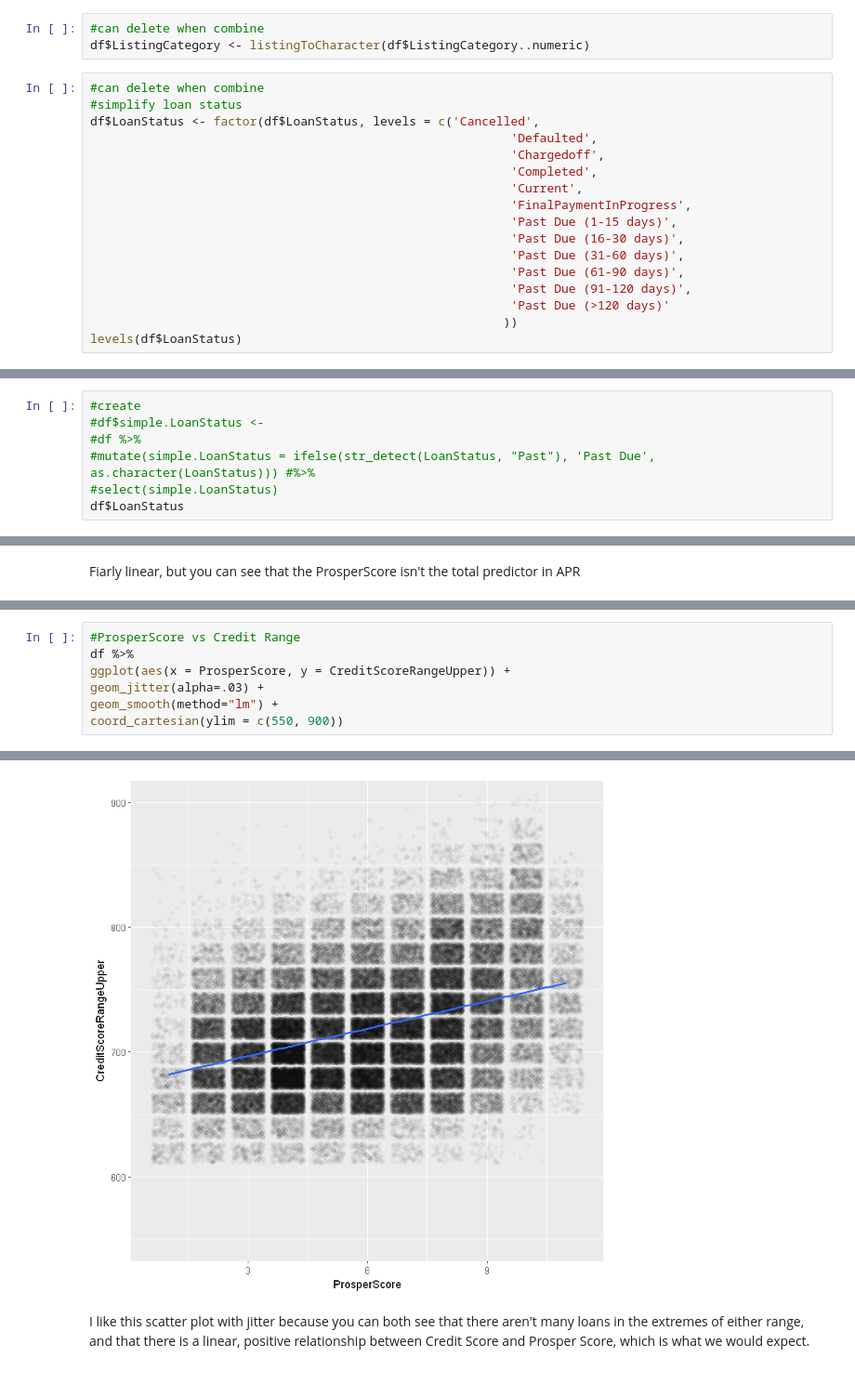
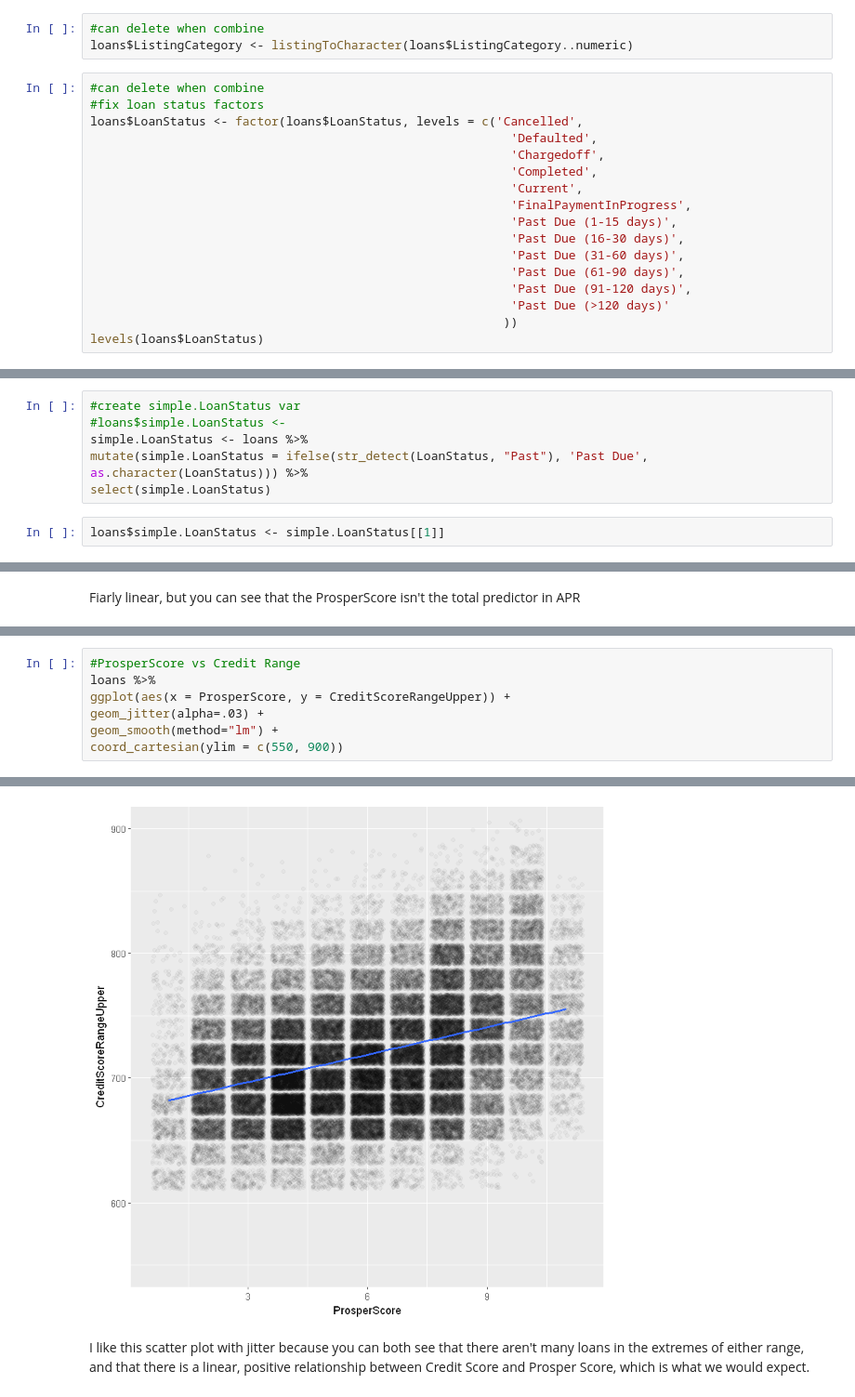
Before and after one commit to timdef/ProsperLoanEDA, a Jupyter notebook: BivariateExploration.ipynb, the cells around one changed output, grey strips where cells are left out. Shown: that part at 93% size. Cells and saved outputs as stored; diff of their text form.

```diff
--- a/BivariateExploration.ipynb
+++ b/BivariateExploration.ipynb
@@ -109,11 +144,11 @@ listingToCharacter <- function(numeric.category){
 }
 # %%
 #can delete when combine
-df$ListingCategory <- listingToCharacter(df$ListingCategory..numeric)
+loans$ListingCategory <- listingToCharacter(loans$ListingCategory..numeric)
 # %%
 #can delete when combine
-#simplify loan status
-df$LoanStatus <- factor(df$LoanStatus, levels = c('Cancelled',
+#fix loan status factors
+loans$LoanStatus <- factor(loans$LoanStatus, levels = c('Cancelled',
                                                           'Defaulted',
                                                           'Chargedoff',
                                                           'Completed',
@@ -126,4 +161,4 @@ df$LoanStatus <- factor(df$LoanStatus, levels = c('Cancelled',
                                                           'Past Due (91-120 days)',
                                                           'Past Due (>120 days)'
                                                          ))
-levels(df$LoanStatus)
+levels(loans$LoanStatus)
@@ -130,10 +170,11 @@ levels(df$LoanStatus)
 # %%
-#create
-#df$simple.LoanStatus <-
-#df %>%
-#mutate(simple.LoanStatus = ifelse(str_detect(LoanStatus, "Past"), 'Past Due', as.character(LoanStatus))) #%>%
-#select(simple.LoanStatus)
-df$LoanStatus
+#create simple.LoanStatus var
+#loans$simple.LoanStatus <-
+simple.LoanStatus <- loans %>%
+mutate(simple.LoanStatus = ifelse(str_detect(LoanStatus, "Past"), 'Past Due', as.character(LoanStatus))) %>%
+select(simple.LoanStatus)
+# %%
+loans$simple.LoanStatus <- simple.LoanStatus[[1]]
 # %%
 #Are there listing Categories that are more likely to default/go past due/etc?
 #need to group Loan Statuses, take frequency
@@ -240,16 +331,16 @@ summarise(n())
 | Retired | 795 |
 # %%
 #ProsperScore vs Credit Range
-df %>%
+loans %>%
 ggplot(aes(x = ProsperScore, y = CreditScoreRangeUpper)) +
 geom_jitter(alpha=.03) +
 geom_smooth(method="lm") +
 coord_cartesian(ylim = c(550, 900))
 # %% [output]
 Warning message:
 "Removed 29084 rows containing non-finite values (stat_smooth)."Warning message:
 "Removed 29084 rows containing missing values (geom_point)."
-[figure, old version]
+[figure, new version]
 # %% [markdown]
 I like this scatter plot with jitter because you can both see that there aren't many loans in the extremes of either range, and that there is a linear, positive relationship between Credit Score and Prosper Score, which is what we would expect.
 # %%
```
Also changed, not shown: parts of 44 cells of this notebook, 2 other files.
